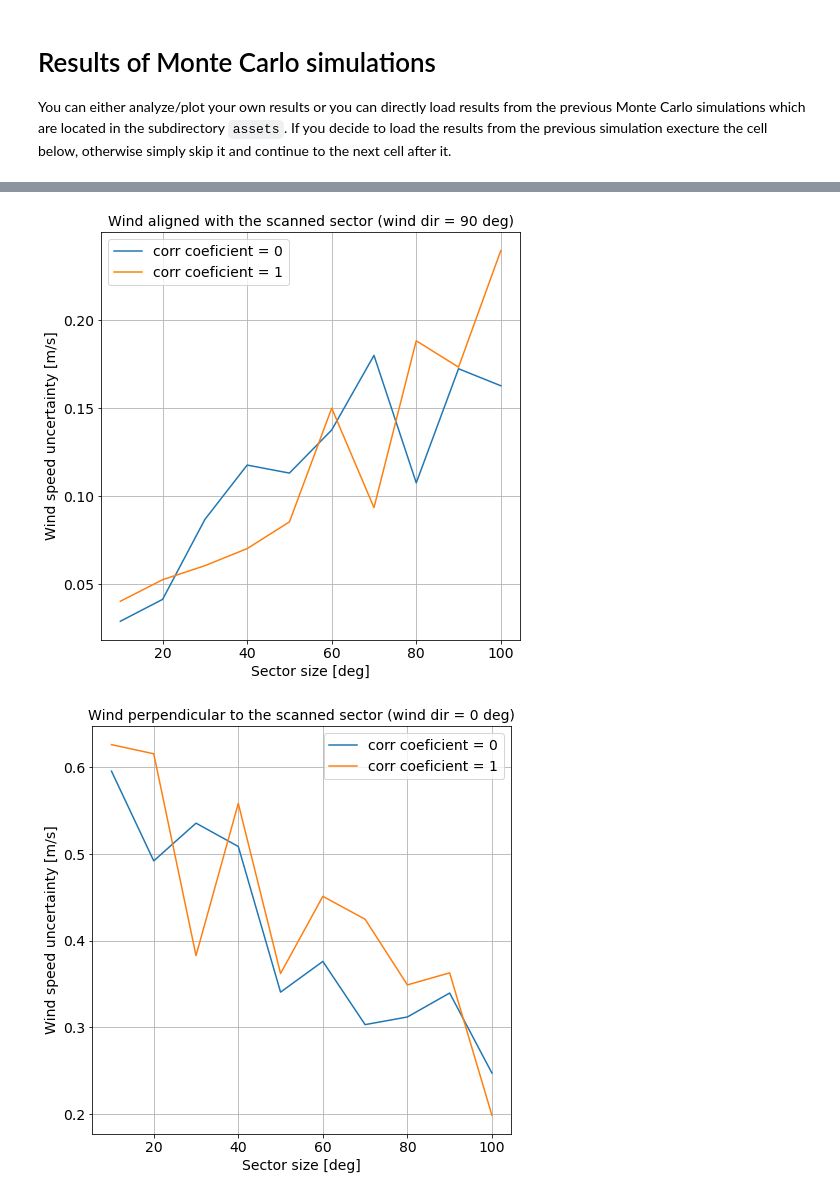
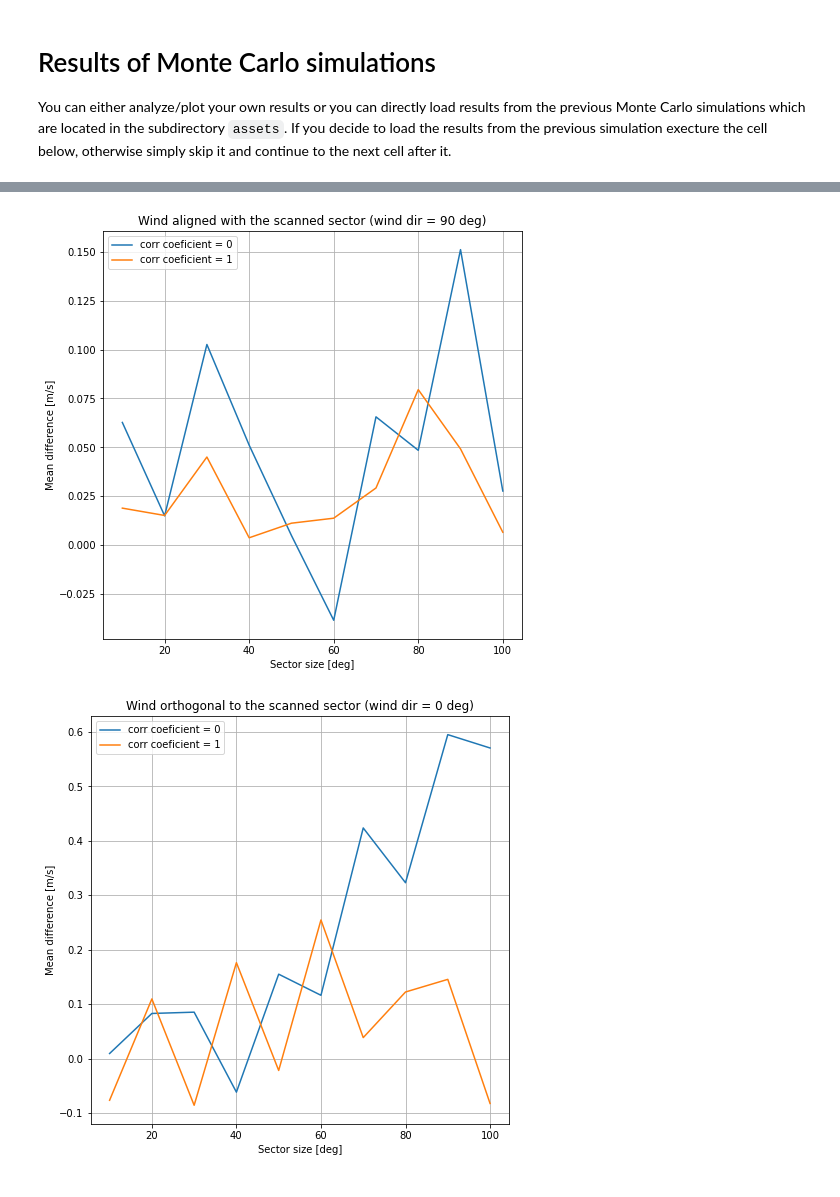
Before and after one commit to Burro7J/mocalum, a Jupyter notebook: examples/tutorial-04/tutorial-04-single-Doppler-Monte-Carlo.ipynb, the cells around one changed output, grey strips where cells are left out. Saved outputs shown, nothing was run; the diff lists cells and outputs as text; code cells hidden in the pictures.

```diff
--- a/examples/tutorial-04/tutorial-04-single-Doppler-Monte-Carlo.ipynb
+++ b/examples/tutorial-04/tutorial-04-single-Doppler-Monte-Carlo.ipynb
@@ -314,33 +336,34 @@ fig, ax = plt.subplots(figsize=(7.5, 7.5))
 plt.grid()
 
 
-ds_IVAP_unc.unc_ws.sel(wind_direction=90, corr_coef=0).plot(ax=ax, label='corr coeficient = 0')
-ds_IVAP_unc.unc_ws.sel(wind_direction=90, corr_coef=1).plot(ax=ax, label='corr coeficient = 1')
+ds_IVAP_unc.unc_ws.sel(wind_direction=90,statistics='mean', corr_coef=0).plot(ax=ax, label='corr coeficient = 0')
+ds_IVAP_unc.unc_ws.sel(wind_direction=90,statistics='mean', corr_coef=1).plot(ax=ax, label='corr coeficient = 1')
 
 plt.xlabel('Sector size [deg]')
-plt.ylabel('Wind speed uncertainty [m/s]')
+plt.ylabel('Mean difference [m/s]')
 
 plt.title('Wind aligned with the scanned sector (wind dir = 90 deg)')
 plt.legend(loc="upper left")
 plt.show()
 
-fig.savefig('./assets/wind_speed_uncertainty_dir_90.png')
+fig.savefig('./assets/mean_diff_wind_speed_dir_90.png')
 # %% [output]
-[figure, old version]
+[figure, new version]
 # %%
 fig, ax = plt.subplots(figsize=(7.5, 7.5))
+plt.grid()
 
-plt.grid()
-ds_IVAP_unc.unc_ws.sel(wind_direction=0, corr_coef=0).plot(ax=ax, label='corr coeficient = 0')
-ds_IVAP_unc.unc_ws.sel(wind_direction=0, corr_coef=1).plot(ax=ax, label='corr coeficient = 1')
+
+ds_IVAP_unc.unc_ws.sel(wind_direction=0,statistics='mean', corr_coef=0).plot(ax=ax, label='corr coeficient = 0')
+ds_IVAP_unc.unc_ws.sel(wind_direction=0,statistics='mean', corr_coef=1).plot(ax=ax, label='corr coeficient = 1')
 
 plt.xlabel('Sector size [deg]')
-plt.ylabel('Wind speed uncertainty [m/s]')
+plt.ylabel('Mean difference [m/s]')
 
-plt.title('Wind perpendicular to the scanned sector (wind dir = 0 deg)')
-plt.legend(loc="upper right")
+plt.title('Wind orthogonal to the scanned sector (wind dir = 0 deg)')
+plt.legend(loc="upper left")
 plt.show()
 
-fig.savefig('./assets/wind_speed_uncertainty_dir_0.png')
+fig.savefig('./assets/mean_diff_wind_speed_dir_0.png')
 # %% [output]
-[figure, old version]
+[figure, new version]
```
Also changed, not shown: parts of 13 cells of this notebook, 8 other files.
